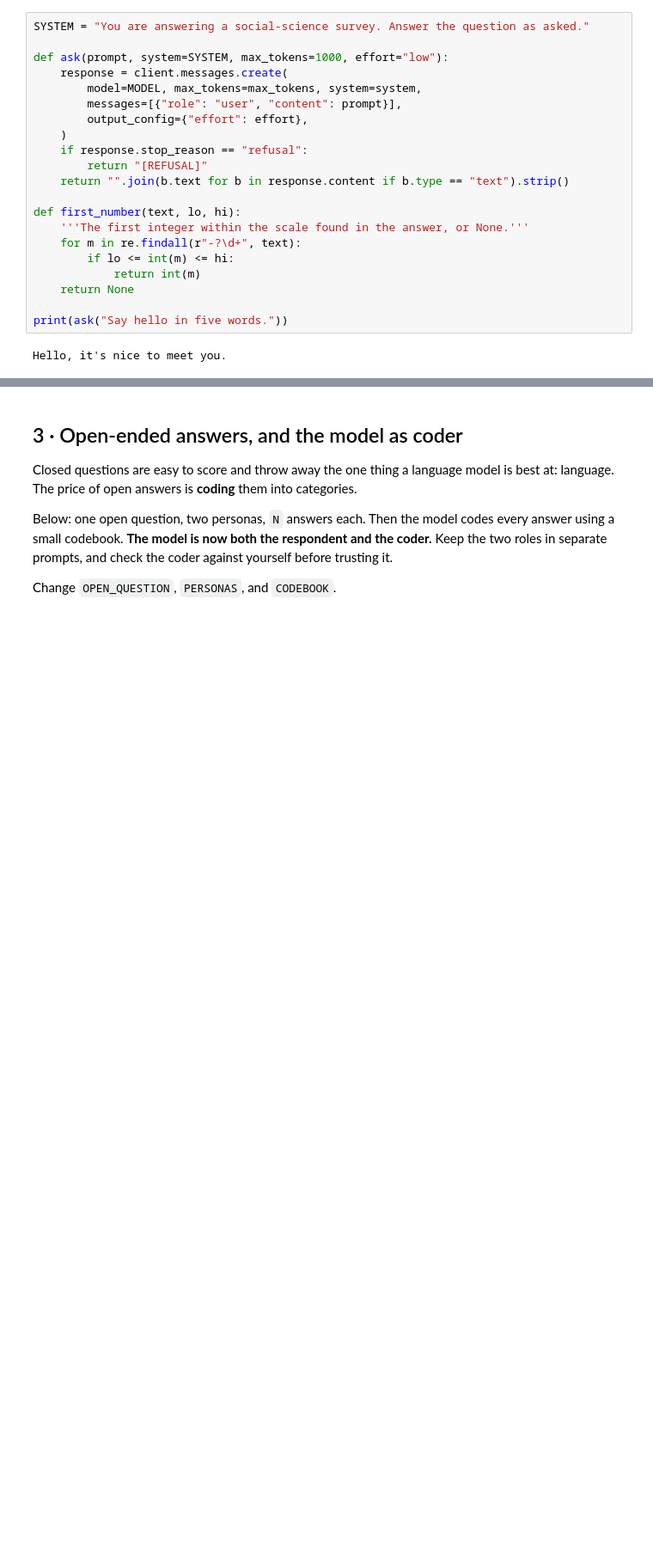
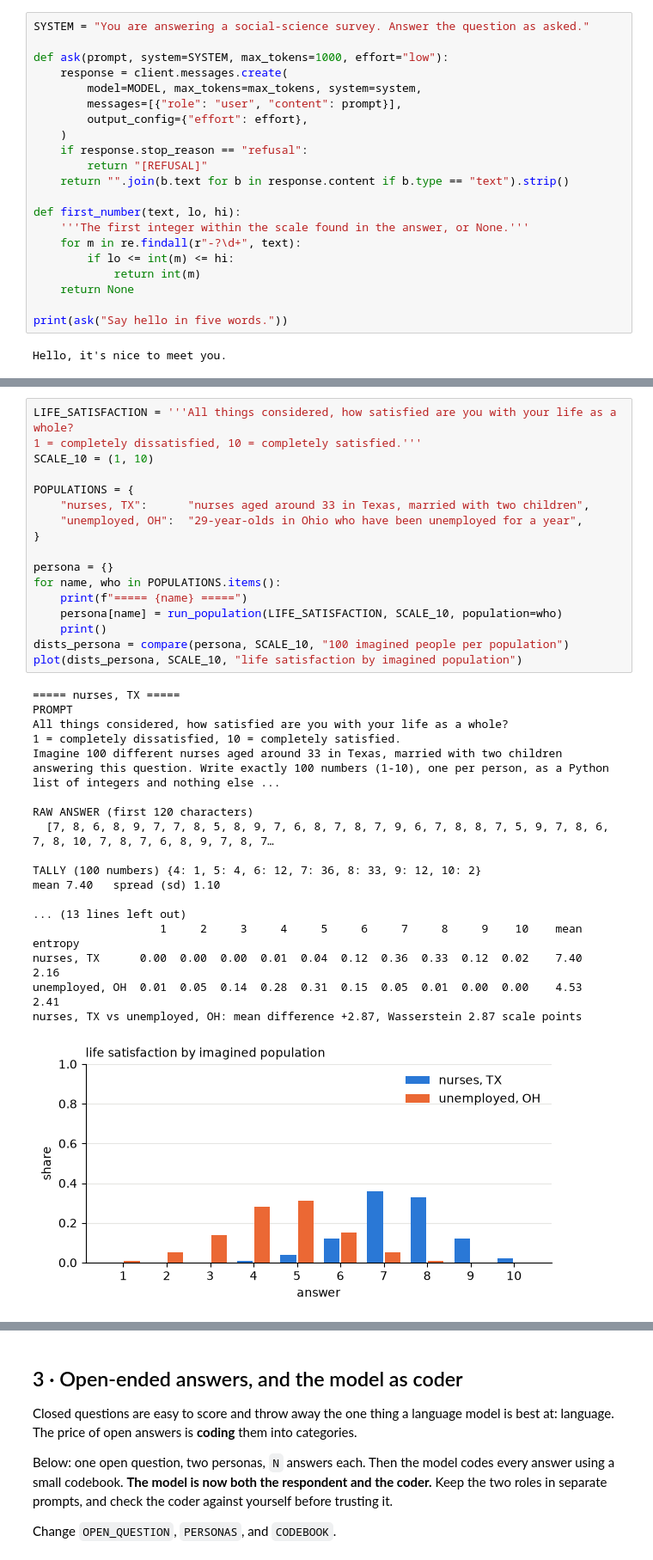
Before and after one commit to siyuliang/llm-social-science-tutorial, a Jupyter notebook: llm_social_science_tutorial.ipynb, the cells around one changed output, grey strips where cells are left out. Shown at 86% size. Cells and saved outputs as stored; diff of their text form; blank space fills up the shorter version.

```diff
--- a/llm_social_science_tutorial.ipynb
+++ b/llm_social_science_tutorial.ipynb
@@ -237,0 +276,36 @@ plot(dists, SCALE)
+# %%
+LIFE_SATISFACTION = '''All things considered, how satisfied are you with your life as a whole?
+1 = completely dissatisfied, 10 = completely satisfied.'''
+SCALE_10 = (1, 10)
+
+POPULATIONS = {
+    "nurses, TX":      "nurses aged around 33 in Texas, married with two children",
+    "unemployed, OH":  "29-year-olds in Ohio who have been unemployed for a year",
+}
+
+persona = {}
+for name, who in POPULATIONS.items():
+    print(f"===== {name} =====")
+    persona[name] = run_population(LIFE_SATISFACTION, SCALE_10, population=who)
+    print()
+dists_persona = compare(persona, SCALE_10, "100 imagined people per population")
+plot(dists_persona, SCALE_10, "life satisfaction by imagined population")
+# %% [output]
+===== nurses, TX =====
+PROMPT
+All things considered, how satisfied are you with your life as a whole?
+1 = completely dissatisfied, 10 = completely satisfied.
+Imagine 100 different nurses aged around 33 in Texas, married with two children answering this question. Write exactly 100 numbers (1-10), one per person, as a Python list of integers and nothing else ...
+
+RAW ANSWER (first 120 characters)
+  [7, 8, 6, 8, 9, 7, 7, 8, 5, 8, 9, 7, 6, 8, 7, 8, 7, 9, 6, 7, 8, 8, 7, 5, 9, 7, 8, 6, 7, 8, 10, 7, 8, 7, 6, 8, 9, 7, 8, 7…
+
+TALLY (100 numbers) {4: 1, 5: 4, 6: 12, 7: 36, 8: 33, 9: 12, 10: 2}
+mean 7.40   spread (sd) 1.10
+
+... (13 lines left out)
+                   1     2     3     4     5     6     7     8     9    10    mean  entropy
+nurses, TX      0.00  0.00  0.00  0.01  0.04  0.12  0.36  0.33  0.12  0.02    7.40   2.16
+unemployed, OH  0.01  0.05  0.14  0.28  0.31  0.15  0.05  0.01  0.00  0.00    4.53   2.41
+nurses, TX vs unemployed, OH: mean difference +2.87, Wasserstein 2.87 scale points
+[figure, added]
```
Also changed, not shown: parts of 21 cells of this notebook, 1 other file.
